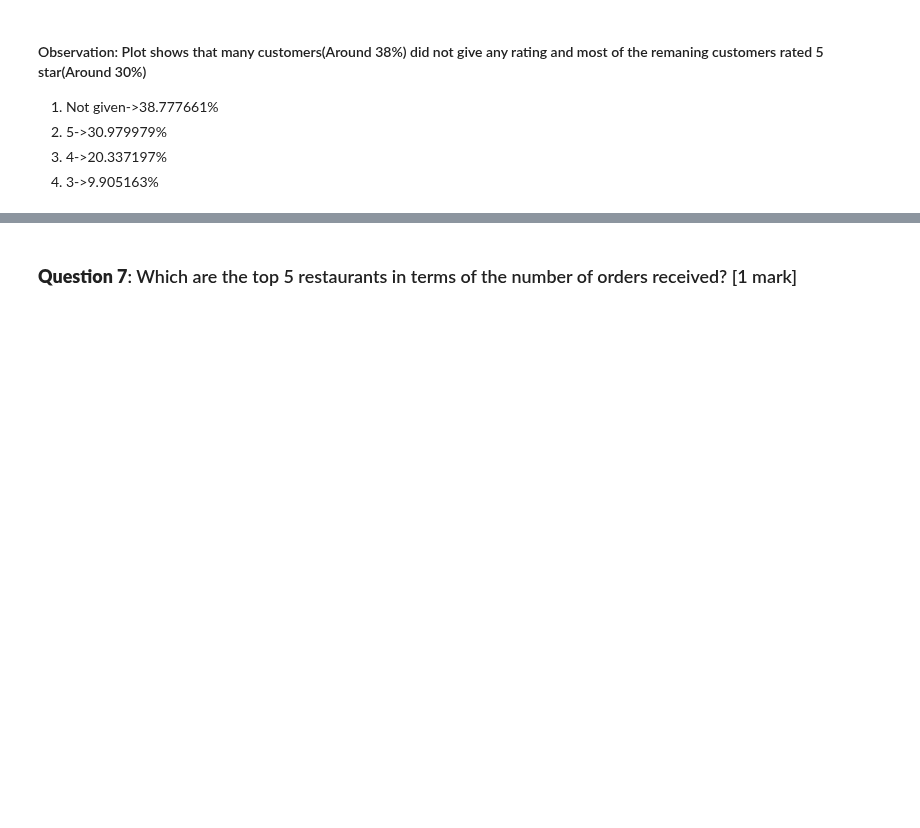
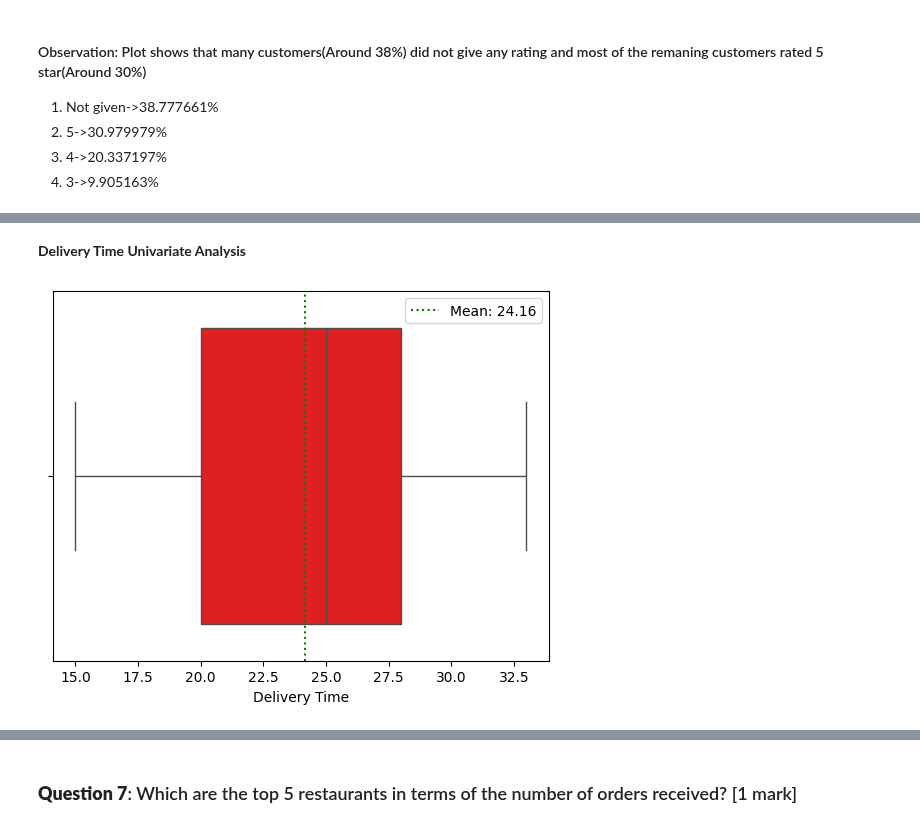
Before and after one commit to Rajesh2015/FoodHub-Data-Analysis, a Jupyter notebook: FoodHub-EDA.ipynb, the cells around one changed output, grey strips where cells are left out. Drawn from its saved outputs; the diff is of its cells as text; code cells hidden in the pictures; blank space fills up the shorter version.

```diff
--- a/FoodHub-EDA.ipynb
+++ b/FoodHub-EDA.ipynb
@@ -484,0 +509,7 @@ Name: proportion, dtype: float64
+# %% [markdown]
+**Delivery Time Univariate Analysis**
+# %%
+plt=draw_box_plot_with_legend(df=food_df,x='delivery_time',xlabel='Delivery Time')
+plt.show()
+# %% [output]
+[figure, added]
```
Also changed, not shown: parts of 37 cells of this notebook.
